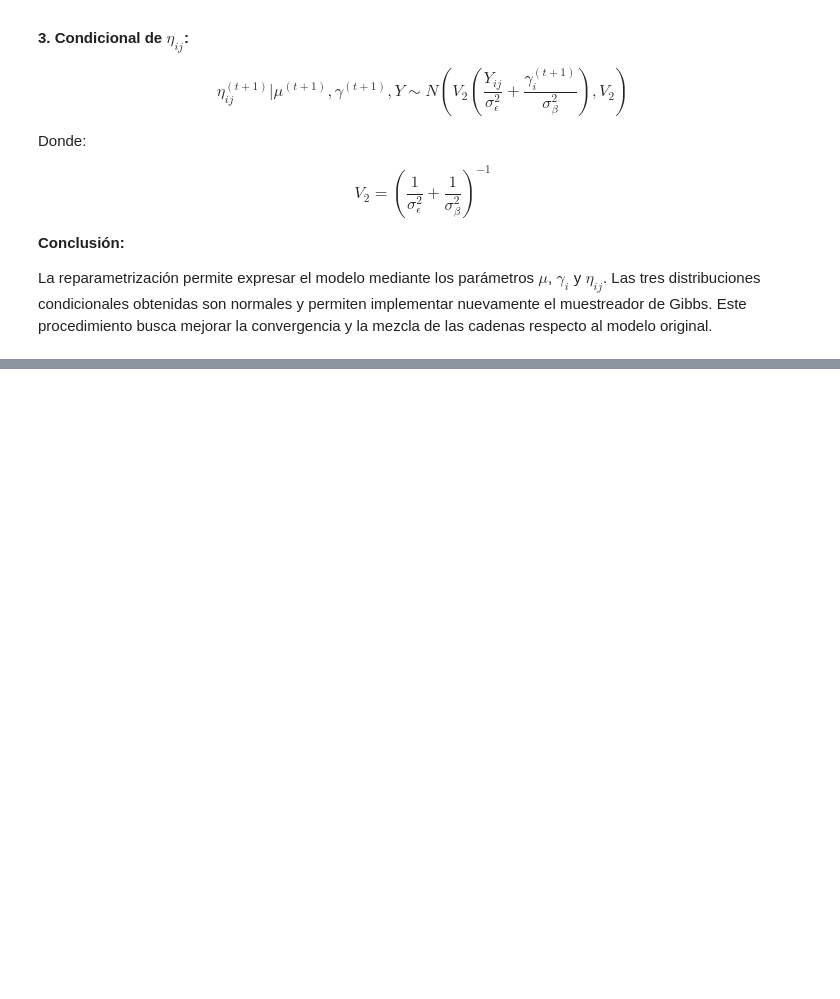
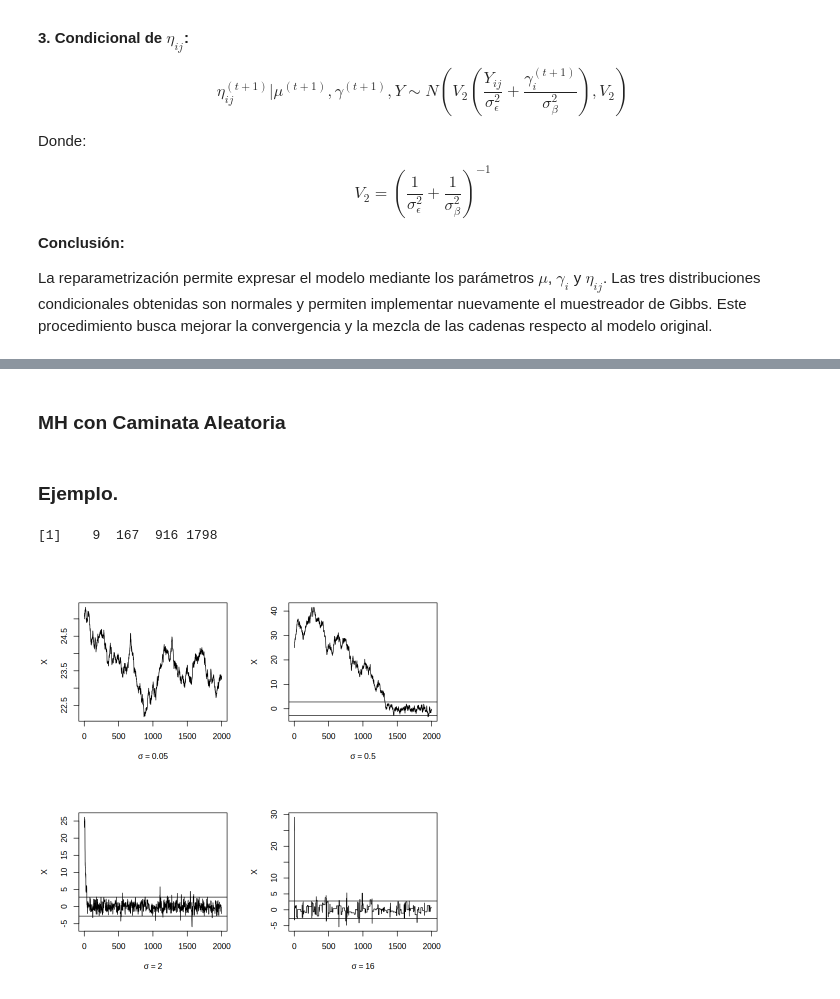
Before and after one commit to Nicolas-Bernal/Simulacion-Estadistica, a Jupyter notebook: MARKOV CHAIN MONTE CARLO/Metropolis Hasting/METROPOLIS–HASTINGS_ALGORITHM.ipynb, the cells around one changed output, grey strips where cells are left out. Cells and saved outputs as stored; diff of their text form; code cells hidden in the pictures; blank space fills up the shorter version.

```diff
--- a/MARKOV CHAIN MONTE CARLO/Metropolis Hasting/METROPOLIS–HASTINGS_ALGORITHM.ipynb
+++ b/MARKOV CHAIN MONTE CARLO/Metropolis Hasting/METROPOLIS–HASTINGS_ALGORITHM.ipynb
@@ -1038,0 +1128,48 @@ La reparametrización permite expresar el modelo mediante los parámetros $\mu$,
+# %% [markdown]
+### MH con Caminata Aleatoria
+# %% [markdown]
+### Ejemplo.
+# %%
+rw.Metropolis <- function(n, sigma, x0, N) {
+        x <- numeric(N)
+        x[1] <- x0
+        u <- runif(N)
+        k <- 0
+        for (i in 2:N) {
+            y <- rnorm(1, x[i-1], sigma)
+                if (u[i] <= (dt(y, n) / dt(x[i-1], n)))
+                x[i] <- y  else {
+                    x[i] <- x[i-1]
+                    k <- k + 1
+                }
+            }
+        return(list(x=x, k=k))
+        }
+
+    n <- 4
+    N <- 2000
+    sigma <- c(.05, .5, 2,  16)
+
+    x0 <- 25
+    rw1 <- rw.Metropolis(n, sigma[1], x0, N)
+    rw2 <- rw.Metropolis(n, sigma[2], x0, N)
+    rw3 <- rw.Metropolis(n, sigma[3], x0, N)
+    rw4 <- rw.Metropolis(n, sigma[4], x0, N)
+
+
+    print(c(rw1$k, rw2$k, rw3$k, rw4$k))
+# %% [output]
+[1]    9  167  916 1798
+# %%
+ par(mfrow=c(2,2))
+    refline <- qt(c(.025, .975), df=n)
+    rw <- cbind(rw1$x, rw2$x, rw3$x,  rw4$x)
+    for (j in 1:4) {
+        plot(rw[,j], type="l",
+             xlab=bquote(sigma == .(round(sigma[j],3))),
+             ylab="X", ylim=range(rw[,j]))
+        abline(h=refline)
+    }
+    par(mfrow=c(1,1))
+# %% [output]
+[figure, added]
```
Also changed, not shown: parts of 6 cells of this notebook.
